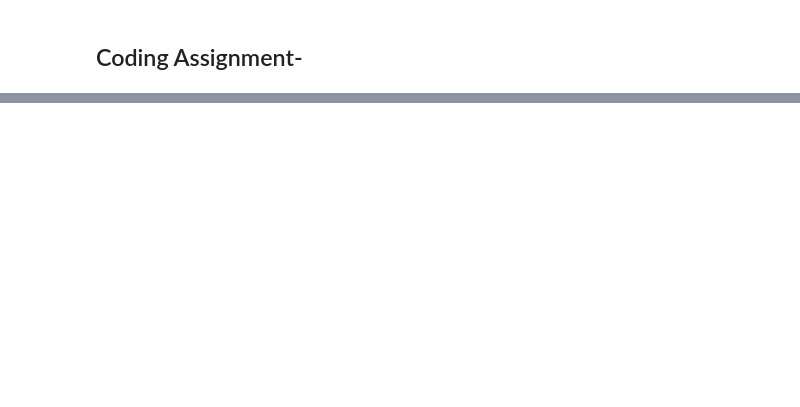
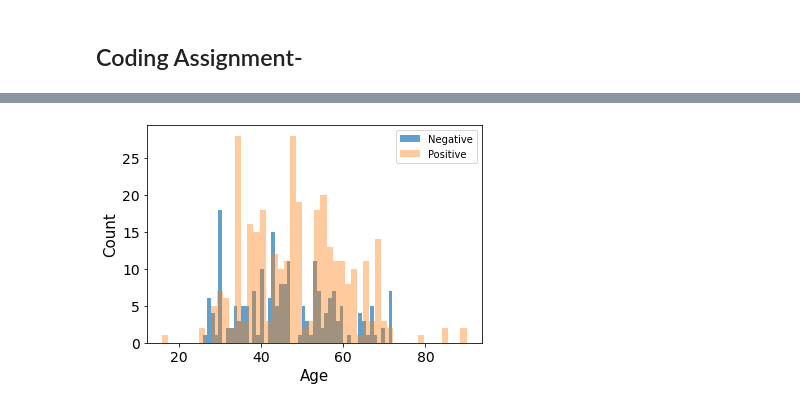
Before and after one commit to mlh-master/hw2_mlh-adi-efrat, a Jupyter notebook: HW2.ipynb, the cells around one changed output, grey strips where cells are left out. Drawn from its saved outputs; the diff is of its cells as text; code cells hidden in the pictures; blank space fills up the shorter version.

```diff
--- a/HW2.ipynb
+++ b/HW2.ipynb
@@ -91,14 +117,16 @@ print(table)
 # %%
 bins = 50
 feat = 'Age'
 idx_1 = (diagnosis == 0).index[(diagnosis == 0)['Diagnosis_Positive'] == True].tolist()
 idx_2 = (diagnosis == 1).index[(diagnosis == 1)['Diagnosis_Positive'] == True].tolist()
-plt.hist(T1D_features[feat].loc[idx_1], bins, alpha=0.5, label='Negative')
-plt.hist(T1D_features[feat].loc[idx_2], bins, alpha=0.5, label='Positive')
+plt.hist(T1D_features[feat].loc[idx_1], bins, alpha=0.7, label='Negative')
+plt.hist(T1D_features[feat].loc[idx_2], bins, alpha=0.4, label='Positive')
 plt.xlabel(feat)
 plt.ylabel('Count')
 plt.legend(loc='upper right')
 plt.show()
+# %% [output]
+[figure, added]
 # %%
 bins = 20
 idx_1 = (diagnosis == 0).index[(diagnosis == 0)['Diagnosis_Positive'] == True].tolist()
```
Also changed, not shown: parts of 87 cells of this notebook.
